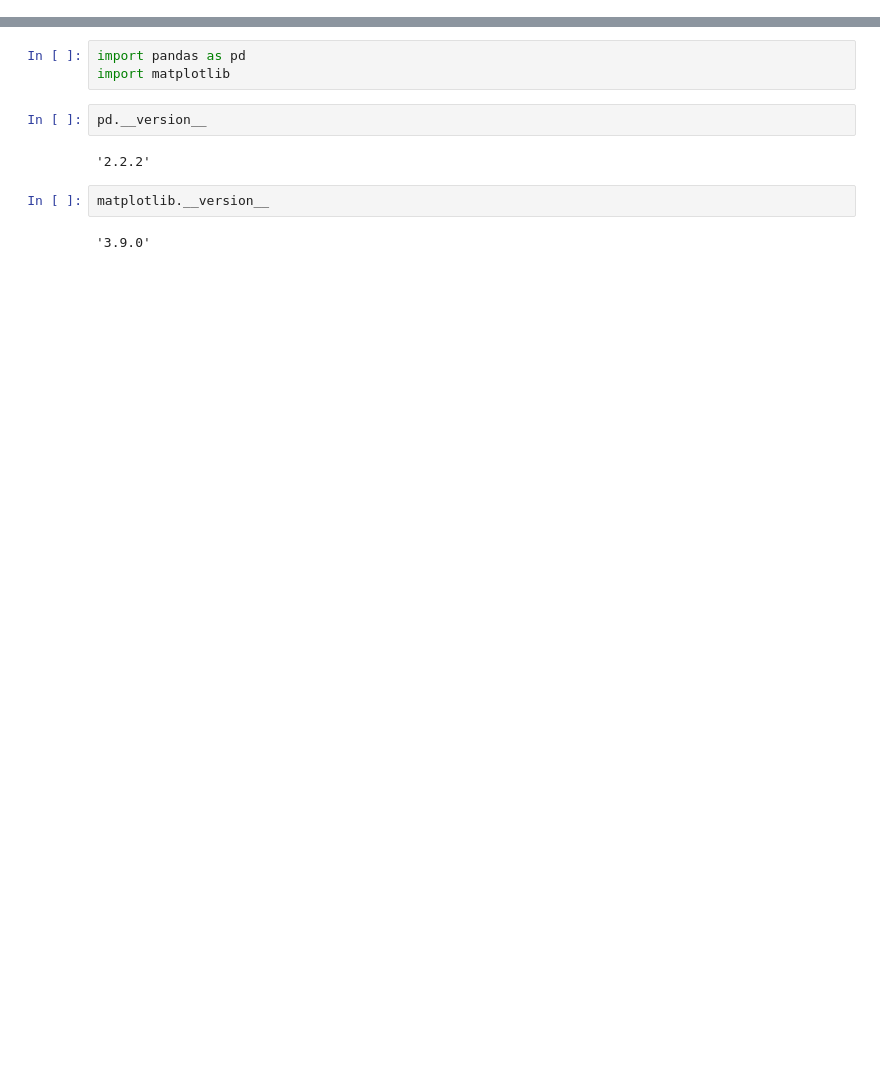
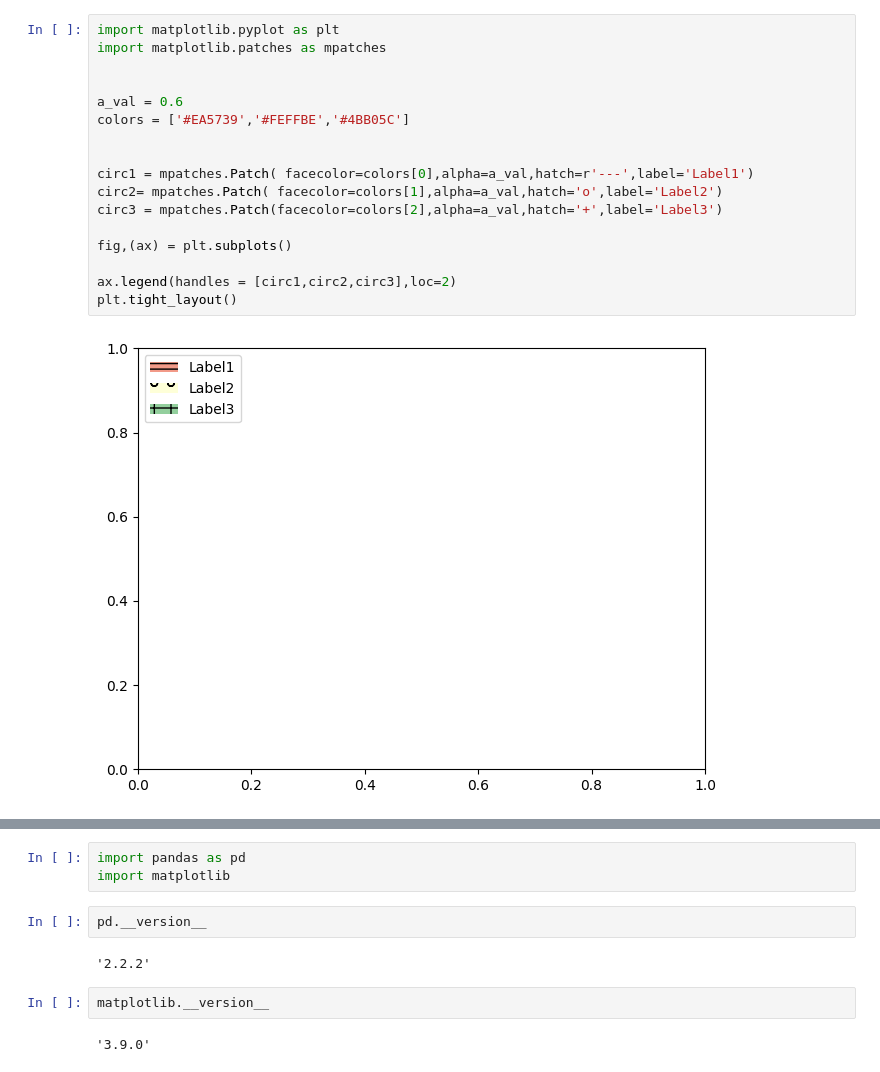
Before and after one commit to BodduSriPavan-111/kitikiplot, a Jupyter notebook: examples/Usage_Guide.ipynb, the cells around one changed output, grey strips where cells are left out. Drawn from its saved outputs; the diff is of its cells as text; blank space fills up the shorter version.

```diff
--- a/examples/Usage_Guide.ipynb
+++ b/examples/Usage_Guide.ipynb
@@ -21,0 +15,19 @@ plot= kitikiplot( data= df )
+# %%
+import matplotlib.pyplot as plt
+import matplotlib.patches as mpatches
+
+
+a_val = 0.6
+colors = ['#EA5739','#FEFFBE','#4BB05C']
+
+
+circ1 = mpatches.Patch( facecolor=colors[0],alpha=a_val,hatch=r'---',label='Label1')
+circ2= mpatches.Patch( facecolor=colors[1],alpha=a_val,hatch='o',label='Label2')
+circ3 = mpatches.Patch(facecolor=colors[2],alpha=a_val,hatch='+',label='Label3')
+
+fig,(ax) = plt.subplots()
+
+ax.legend(handles = [circ1,circ2,circ3],loc=2)
+plt.tight_layout()
+# %% [output]
+[figure, added]
```
Also changed, not shown: parts of 11 cells of this notebook, 5 other files.
